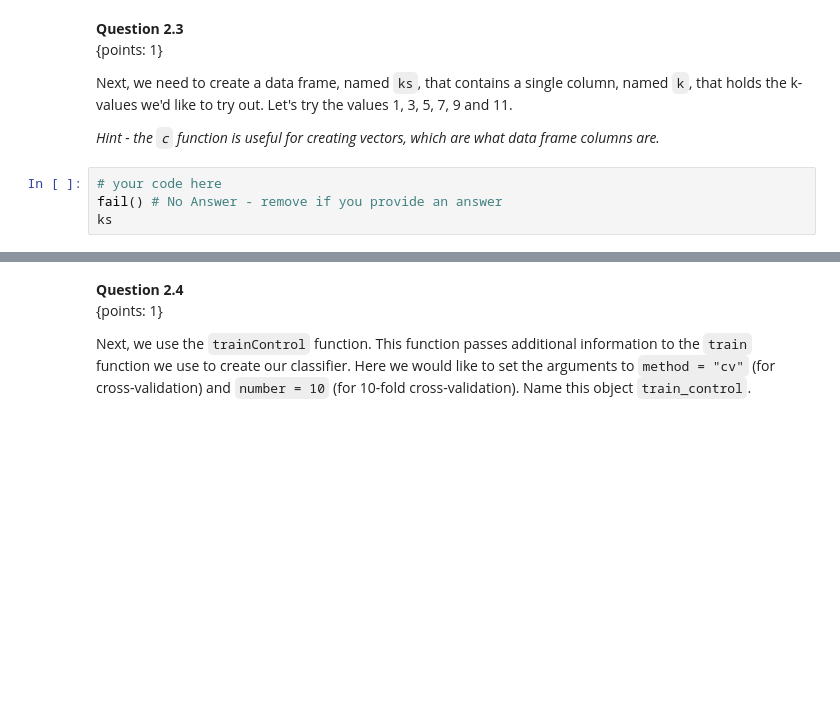
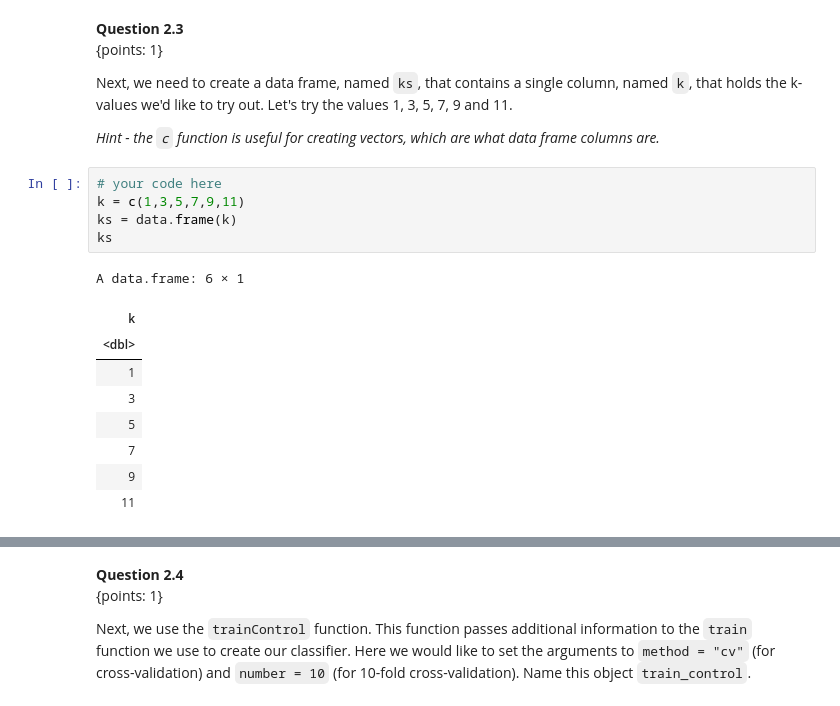
Before and after one commit to hallje193/dsci100-coursework-jerryhall, a Jupyter notebook: materials/worksheet_07/worksheet_07.ipynb, the cells around one changed output, grey strips where cells are left out. Cells and saved outputs as stored; diff of their text form; blank space fills up the shorter version.

```diff
--- a/materials/worksheet_07/worksheet_07.ipynb
+++ b/materials/worksheet_07/worksheet_07.ipynb
@@ -450,9 +466,20 @@ test_2.2()
 Next, we need to create a data frame, named `ks`, that contains a single column, named `k`, that holds the k-values we'd like to try out. Let's try the values 1, 3, 5, 7, 9 and 11.
 
 *Hint - the `c` function is useful for creating vectors, which are what data frame columns are.*
-# %%
-# your code here
-fail() # No Answer - remove if you provide an answer
-ks
+# %%
+# your code here
+k = c(1,3,5,7,9,11)
+ks = data.frame(k)
+ks
+# %% [output]
+A data.frame: 6 × 1
+| k |
+| <dbl> |
+| 1 |
+| 3 |
+| 5 |
+| 7 |
+| 9 |
+| 11 |
 # %%
 test_2.3()
```
Also changed, not shown: parts of 28 cells of this notebook.
